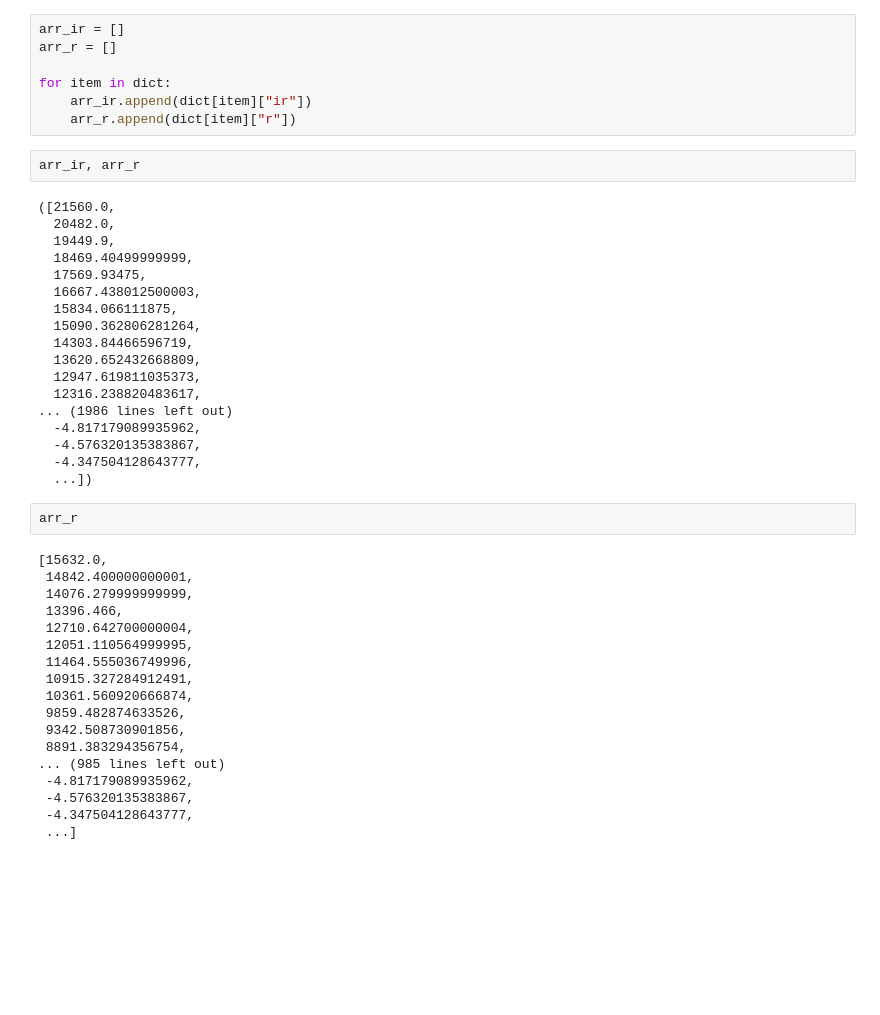
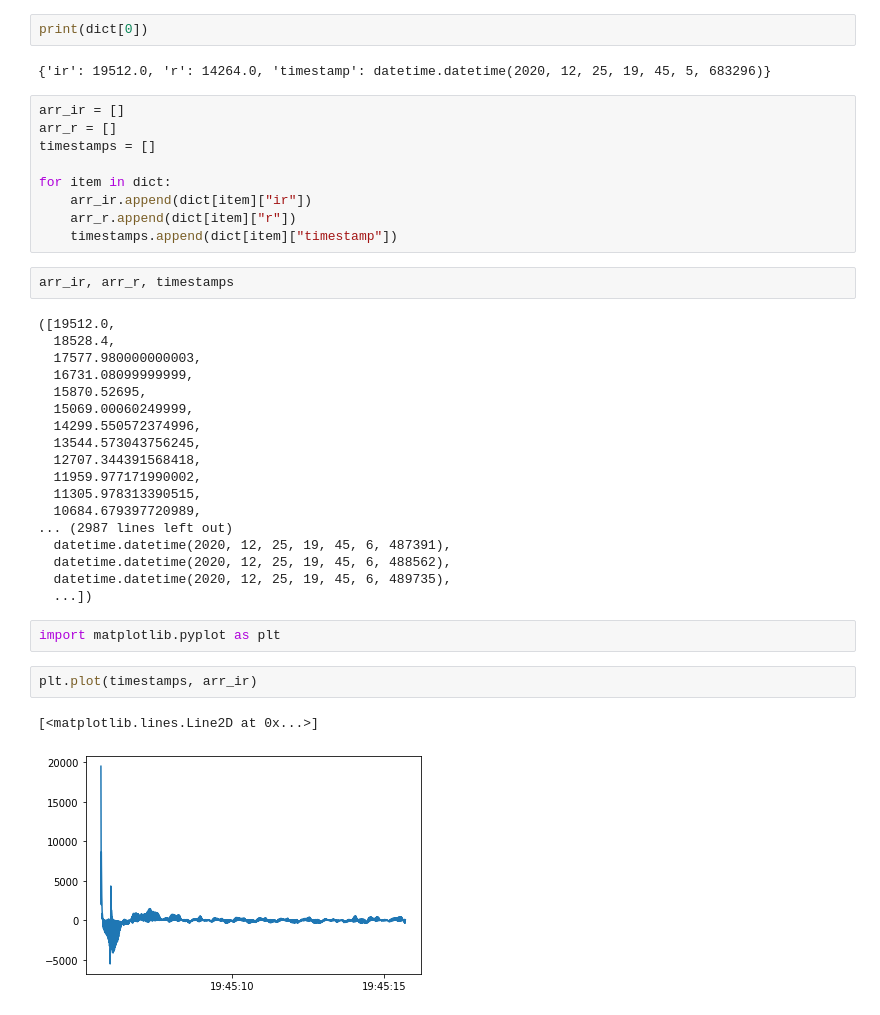
Before and after one commit to idatis-org/becalm-station, a Jupyter notebook: Untitled.ipynb, the cells around one changed output. Drawn from its saved outputs; the diff is of its cells as text; blank space fills up the shorter version.

```diff
--- a/Untitled.ipynb
+++ b/Untitled.ipynb
@@ -13,47 +4,40 @@ dict
+# %%
+print(dict[0])
+# %% [output]
+{'ir': 19512.0, 'r': 14264.0, 'timestamp': datetime.datetime(2020, 12, 25, 19, 45, 5, 683296)}
 # %%
 arr_ir = []
 arr_r = []
+timestamps = []
 
 for item in dict:
     arr_ir.append(dict[item]["ir"])
     arr_r.append(dict[item]["r"])
+    timestamps.append(dict[item]["timestamp"])
 # %%
-arr_ir, arr_r
+arr_ir, arr_r, timestamps
 # %% [output]
-([21560.0,
-  20482.0,
-  19449.9,
-  18469.40499999999,
-  17569.93475,
-  16667.438012500003,
-  15834.066111875,
-  15090.362806281264,
-  14303.84466596719,
-  13620.652432668809,
-  12947.619811035373,
-  12316.238820483617,
-... (1986 lines left out)
-  -4.817179089935962,
-  -4.576320135383867,
-  -4.347504128643777,
+([19512.0,
+  18528.4,
+  17577.980000000003,
+  16731.08099999999,
+  15870.52695,
+  15069.00060249999,
+  14299.550572374996,
+  13544.573043756245,
+  12707.344391568418,
+  11959.977171990002,
+  11305.978313390515,
+  10684.679397720989,
+... (2987 lines left out)
+  datetime.datetime(2020, 12, 25, 19, 45, 6, 487391),
+  datetime.datetime(2020, 12, 25, 19, 45, 6, 488562),
+  datetime.datetime(2020, 12, 25, 19, 45, 6, 489735),
   ...])
-# %%
-arr_r
-# %% [output]
-[15632.0,
- 14842.400000000001,
- 14076.279999999999,
- 13396.466,
- 12710.642700000004,
- 12051.110564999995,
- 11464.555036749996,
- 10915.327284912491,
- 10361.560920666874,
- 9859.482874633526,
- 9342.508730901856,
- 8891.383294356754,
-... (985 lines left out)
- -4.817179089935962,
- -4.576320135383867,
- -4.347504128643777,
- ...]
+# %%
+import matplotlib.pyplot as plt
+# %%
+plt.plot(timestamps, arr_ir)
+# %% [output]
+[<matplotlib.lines.Line2D at 0x...>]
+[figure, added]
```
Also changed, not shown: parts of 4 cells of this notebook.
